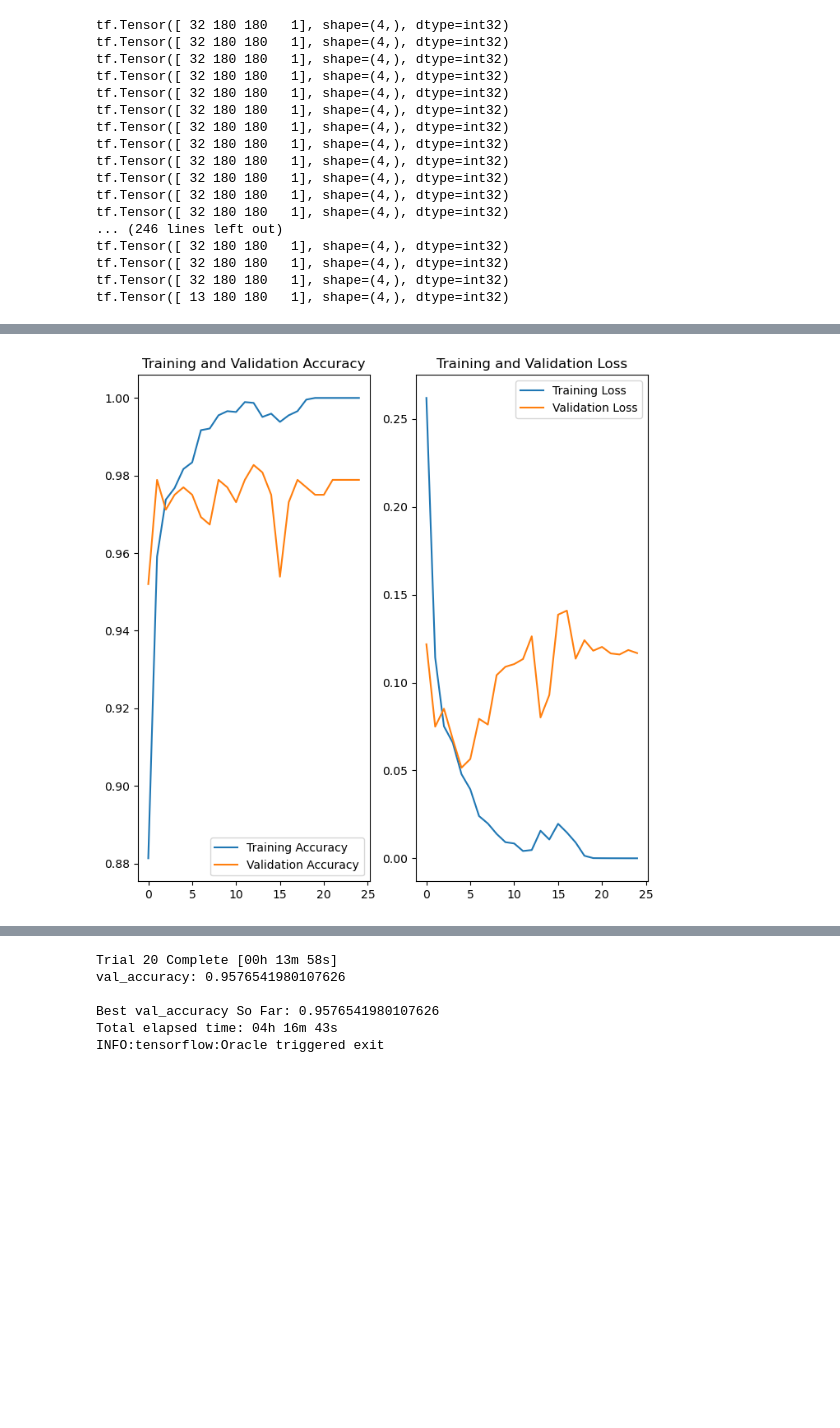
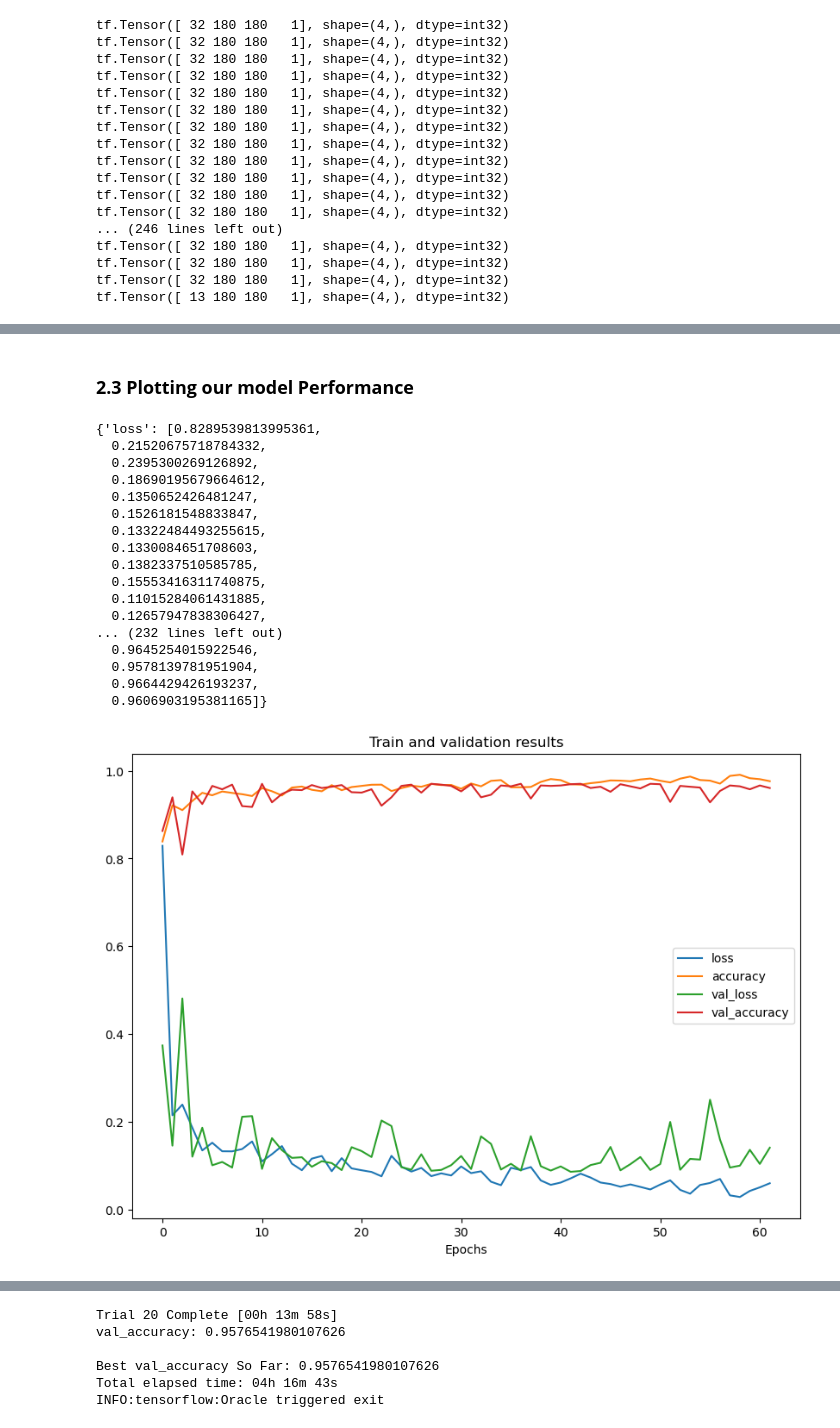
Before and after one commit to MelvinCERBA/RadiographyPneumoniaDetection, a Jupyter notebook: notebooks/tensorflow.ipynb, the cells around one changed output, grey strips where cells are left out. Drawn from its saved outputs; the diff is of its cells as text; code cells hidden in the pictures; blank space fills up the shorter version.

```diff
--- a/notebooks/tensorflow.ipynb
+++ b/notebooks/tensorflow.ipynb
@@ -289,4 +316,32 @@ def visualize(history):
+# %% [markdown]
+### **2.3 Plotting our model Performance**
 # %%
-visualize(history)
+history.history
 # %% [output]
-[figure, removed]
+{'loss': [0.8289539813995361,
+  0.21520675718784332,
+  0.2395300269126892,
+  0.18690195679664612,
+  0.1350652426481247,
+  0.1526181548833847,
+  0.13322484493255615,
+  0.1330084651708603,
+  0.1382337510585785,
+  0.15553416311740875,
+  0.11015284061431885,
+  0.12657947838306427,
+... (232 lines left out)
+  0.9645254015922546,
+  0.9578139781951904,
+  0.9664429426193237,
+  0.9606903195381165]}
+# %%
+def visualize_model_training(history):
+    pd.DataFrame(history).plot(title="Train and validation results",figsize=(10,7));
+    plt.xlabel('Epochs')
+    plt.legend()
+    plt.show()
+# %%
+visualize_model_training(history.history)
+# %% [output]
+[figure, added]
```
Also changed, not shown: parts of 79 cells of this notebook, 22 other files.
